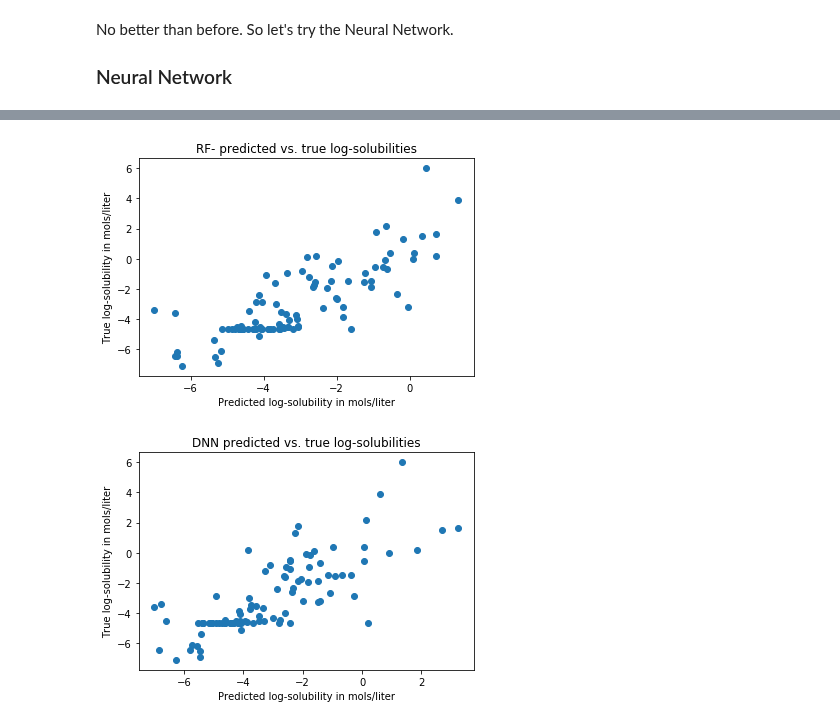
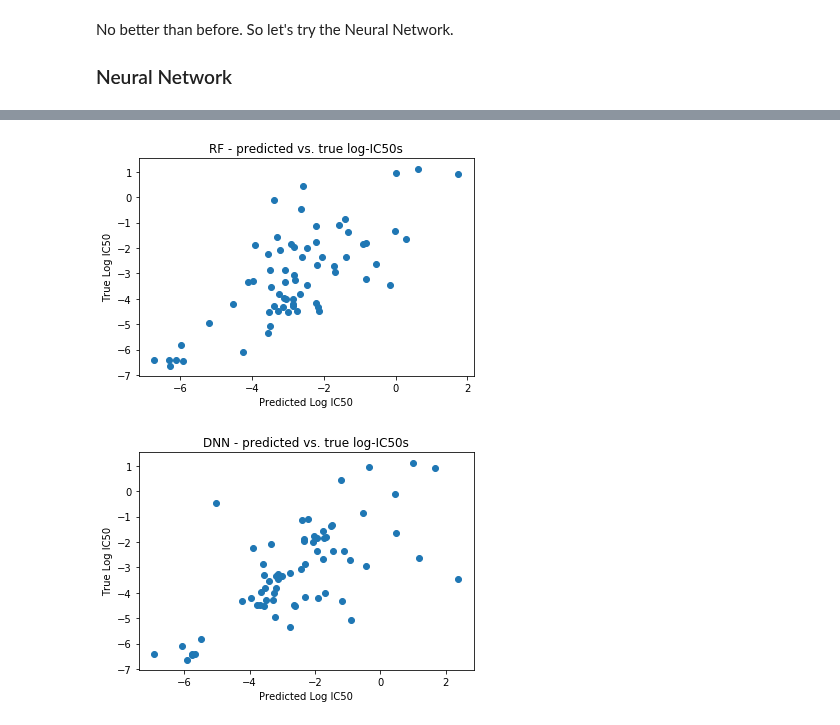
Before and after one commit to alejogiley/Novartis-Hackaton-7, a Jupyter notebook: Notebooks/Lee_ML.ipynb, the cells around one changed output, grey strips where cells are left out. Drawn from its saved outputs; the diff is of its cells as text; code cells hidden in the pictures.

```diff
--- a/Notebooks/Lee_ML.ipynb
+++ b/Notebooks/Lee_ML.ipynb
@@ -459,22 +455,21 @@ validation_score: 0.628297
 # %%
-task = "measured log solubility in mols per litre"
-predicted_test = best_rf.predict(test_dataset)
-true_test = test_dataset.y
+#sns.jointplot('MolWt', 'MolLogP', data=tmpdess)
+predicted_test = best_rf.predict(valid)
+true_test = valid.y
 plt.scatter(predicted_test, true_test)
-plt.xlabel('Predicted log-solubility in mols/liter')
-plt.ylabel('True log-solubility in mols/liter')
-plt.title(r'RF- predicted vs. true log-solubilities')
+plt.xlabel('Predicted Log IC50')
+plt.ylabel('True Log IC50')
+plt.title(r'RF - predicted vs. true log-IC50s')
 plt.show()
 # %% [output]
-[figure, old version]
+[figure, new version]
 # %%
-task = "measured log solubility in mols per litre"
-predicted_test = best_dnn.predict(test_dataset)
-true_test = test_dataset.y
+predicted_test = best_dnn.predict(valid)
+true_test = valid.y
 plt.scatter(predicted_test, true_test)
-plt.xlabel('Predicted log-solubility in mols/liter')
-plt.ylabel('True log-solubility in mols/liter')
-plt.title(r'DNN predicted vs. true log-solubilities')
+plt.xlabel('Predicted Log IC50')
+plt.ylabel('True Log IC50')
+plt.title(r'DNN - predicted vs. true log-IC50s')
 plt.show()
 # %% [output]
-[figure, old version]
+[figure, new version]
```
Also changed, not shown: parts of 4 cells of this notebook.
